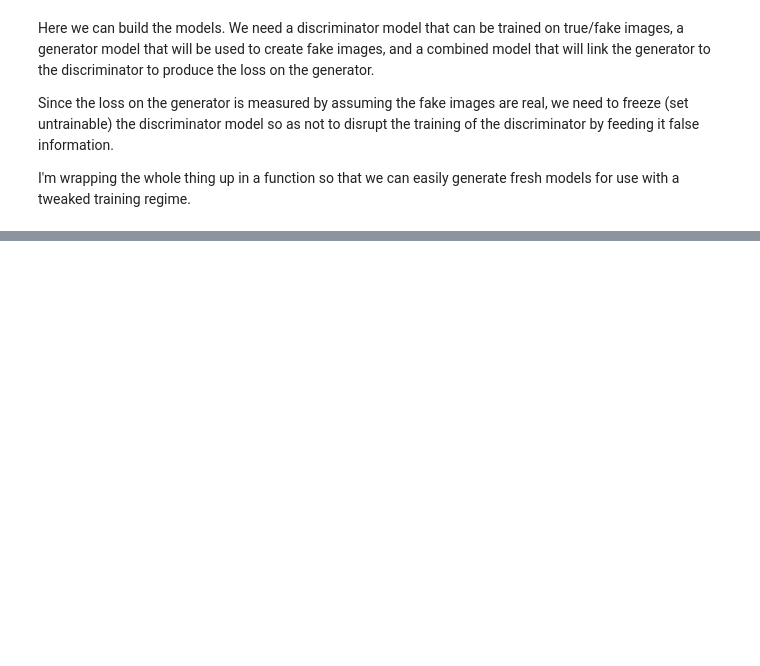
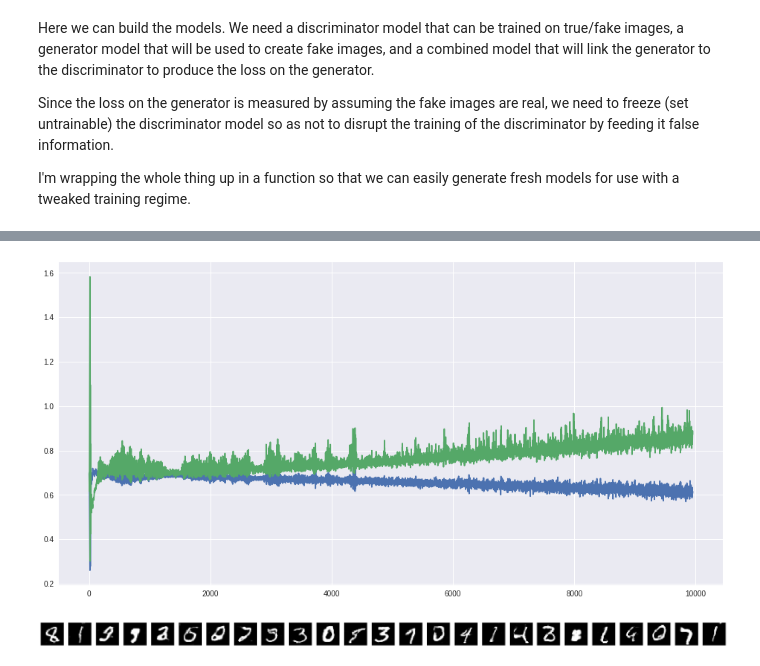
Before and after one commit to tjh48/DCGAN, a Jupyter notebook: dcgan.ipynb, the cells around one changed output, grey strips where cells are left out. Saved outputs shown, nothing was run; the diff lists cells and outputs as text; code cells hidden in the pictures; blank space fills up the shorter version.

```diff
--- a/dcgan.ipynb
+++ b/dcgan.ipynb
@@ -158,18 +212,0 @@ Now we can train the models. We first generate the fake images, then train the d
-# %%
-combinedModel, discModel, genModel = dcganModels()
-
-batchSize = 32
-
-valid = np.ones(batchSize)
-fake = np.zeros(batchSize)
-
-for i in range(2500):
-  trueImages = x_train[np.random.randint(0, x_train.shape[0], batchSize),]
-  randomInput = np.random.normal(0, 1, (batchSize,100))
-  generatedImages = genModel.predict(randomInput)
-  discLoss = 0.5 *  np.add(discModel.train_on_batch(trueImages, valid), discModel.train_on_batch(generatedImages, fake))
-  genLoss = combinedModel.train_on_batch(randomInput, valid)
-
-  if (i + 1) % 500 == 0:
-    print('Generator Loss:', genLoss, 'Discriminator Loss:', discLoss)
-    plotImages(genModel.predict(randomInput))
@@ -239,0 +242,38 @@ Any thoughts?
+# %%
+nbEpoch = 10000
+dLoss = []
+gLoss = []
+
+from IPython.display import clear_output, Image
+
+gan, discriminator, generator = dcganModels()
+
+batchSize = 128
+
+for epoch in range(nbEpoch):
+  randomInput, trueImages, generatedImages = makeBatch(x_train)
+  discriminatorLoss = 0.5 * (discriminator.train_on_batch(generatedImages, np.zeros(generatedImages.shape[0])) + discriminator.train_on_batch(trueImages, np.ones(trueImages.shape[0])))
+  dcganLabels = np.ones(generatedImages.shape[0]).astype(int)
+  discriminator.trainable = False
+  dcganLoss = gan.train_on_batch(randomInput, dcganLabels)
+  discriminator.trainable = True
+  dLoss.append(discriminatorLoss)
+  gLoss.append(dcganLoss)
+
+  if (epoch % 50 == 0) or (epoch == 0):
+    print('after epoch: ', epoch)
+    print ('dcgan Loss: ', dcganLoss, '\t discriminator loss', discriminatorLoss)
+    clear_output(wait=True)
+    fig, ax1 = plt.subplots(1,1)
+    fig.set_size_inches(16, 8)
+    ax1.plot(range(len(dLoss)), dLoss, label="loss generator")
+    ax1.plot(range(len(gLoss)), gLoss, label="loss disc-true")
+    plt.show()
+    plotImages(generatedImages)
+    tbl.logModel(logger, epoch, generator, "generator")
+    tbl.logModel(logger, epoch, discriminator, "discriminator")
+    logger.log_scalar('generator_loss', gLoss[epoch], epoch)
+    logger.log_scalar('discriminator_loss', dLoss[epoch], epoch)
+# %% [output]
+[figure, added]
+[figure, added]
```
Also changed, not shown: parts of 24 cells of this notebook.
